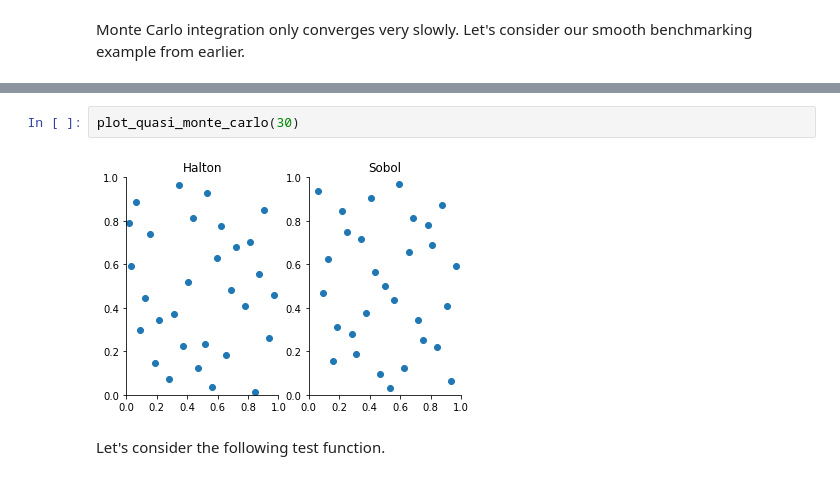
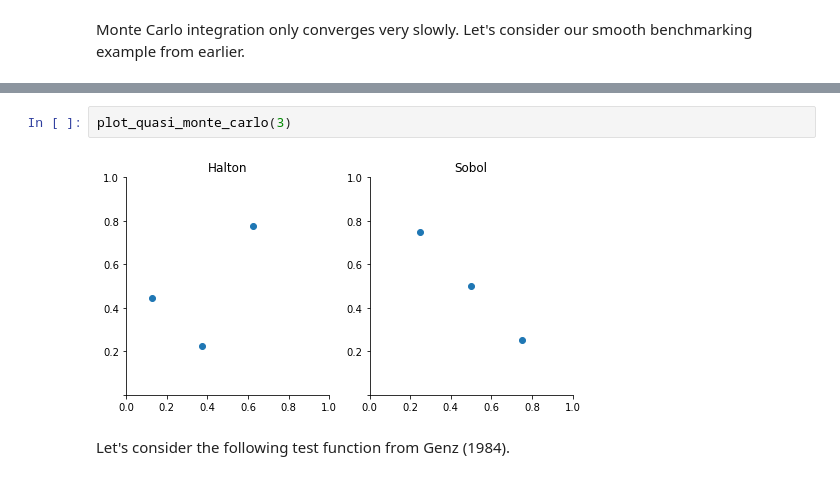
Before and after one commit to OpenSourceEconomics/ose-course-scientific-computing, a Jupyter notebook: lectures/integration/notebook.ipynb, the cells around one changed output, grey strips where cells are left out. Saved outputs shown, nothing was run; the diff lists cells and outputs as text.

```diff
--- a/lectures/integration/notebook.ipynb
+++ b/lectures/integration/notebook.ipynb
@@ -296,9 +336,9 @@ Quasi-Monte Carlo methods rely on deterministic sequences instead that result in
 # %%
-plot_quasi_monte_carlo(30)
+plot_quasi_monte_carlo(3)
 # %% [output]
-[figure, old version]
+[figure, new version]
 # %% [markdown]
-Let's consider the following test function.
+Let's consider the following test function from Genz (1984).
 # %% [markdown]
 
 <img src="material/fig-discontinuous-integrand.png" width=500 height=500 />
```
Also changed, not shown: parts of 27 cells of this notebook, 6 other files.
